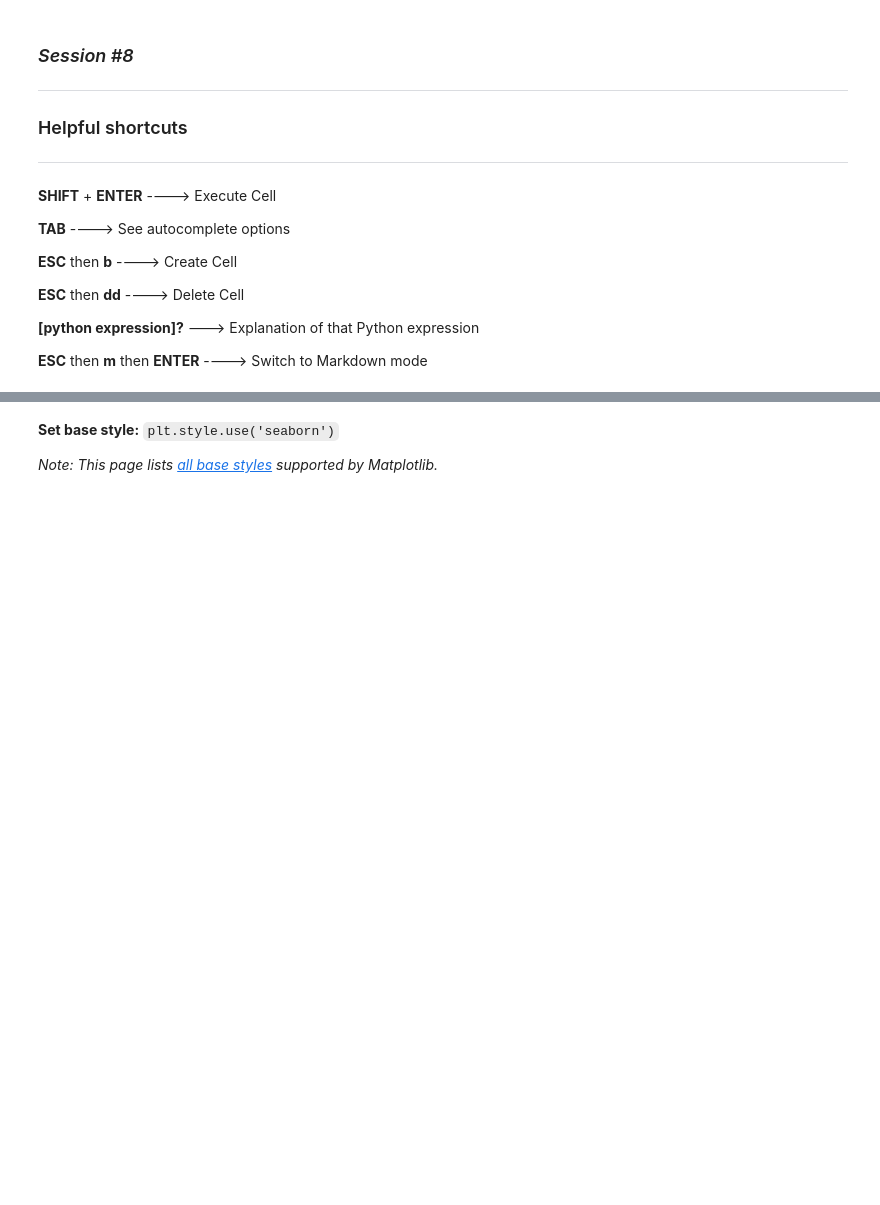
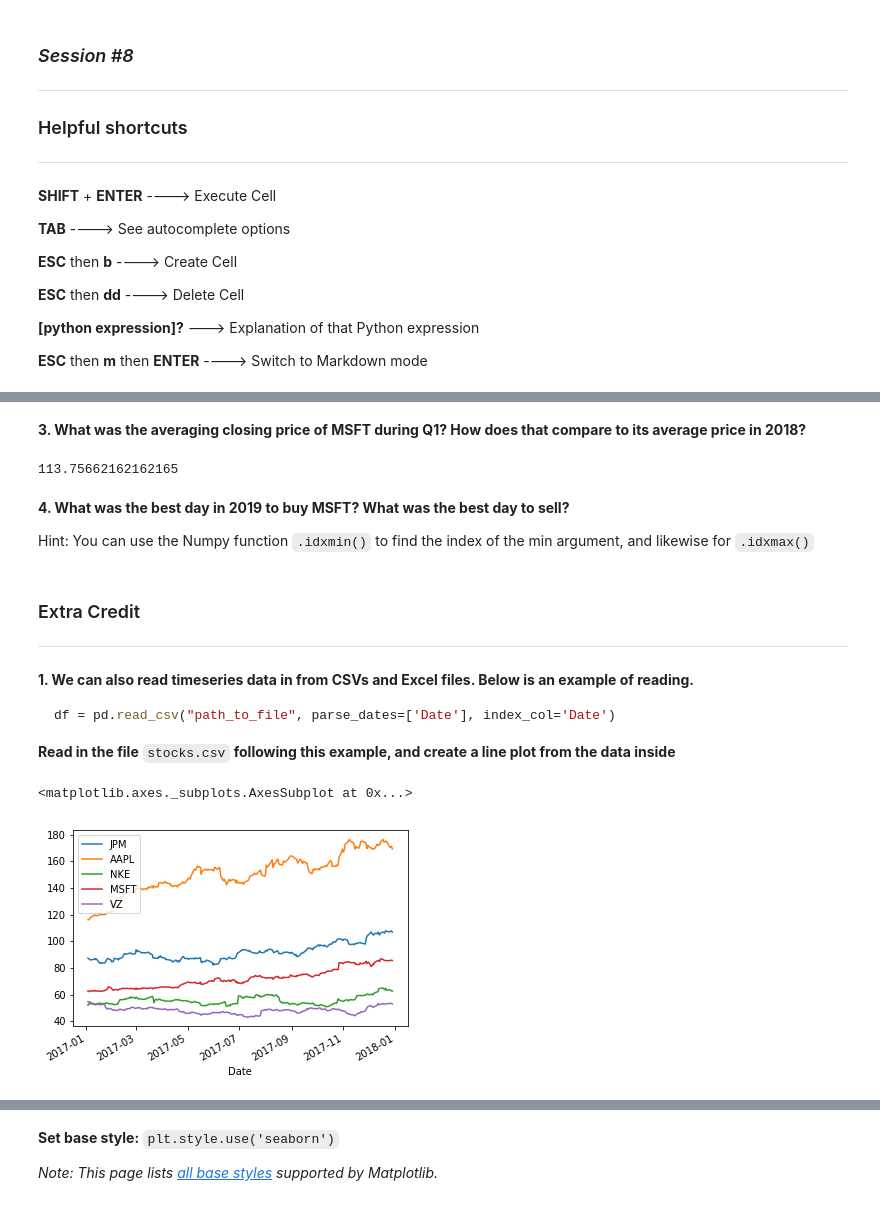
Before and after one commit to robcarrington/python-for-data-science, a Jupyter notebook: Session8/Session8_Exercises_Solved.ipynb, the cells around one changed output, grey strips where cells are left out. Drawn from its saved outputs; the diff is of its cells as text; code cells hidden in the pictures; blank space fills up the shorter version.

````diff
--- a/Session8/Session8_Exercises_Solved.ipynb
+++ b/Session8/Session8_Exercises_Solved.ipynb
@@ -27,0 +154,10 @@
+# %% [markdown]
+**3. What was the averaging closing price of MSFT during Q1? How does that compare to its average price in 2018?**
+# %%
+q1['4. close'].mean()
+# %% [output]
+113.75662162162165
+# %% [markdown]
+**4. What was the best day in 2019 to buy MSFT? What was the best day to sell?**
+
+Hint: You can use the Numpy function `.idxmin()` to find the index of the min argument, and likewise for `.idxmax()`
@@ -27,0 +167,17 @@
+# %% [markdown]
+### Extra Credit
+---
+# %% [markdown]
+**1. We can also read timeseries data in from CSVs and Excel files. Below is an example of reading.**
+
+```python
+df = pd.read_csv("path_to_file", parse_dates=['Date'], index_col='Date')
+```
+
+**Read in the file** `stocks.csv` **following this example, and create a line plot from the data inside**
+# %%
+df = pd.read_csv("stocks.csv", parse_dates=['Date'], index_col="Date")
+df[['JPM', 'AAPL', 'NKE', 'MSFT', 'VZ']].plot()
+# %% [output]
+<matplotlib.axes._subplots.AxesSubplot at 0x...>
+[figure, added]
````
Also changed, not shown: parts of 89 cells of this notebook, 2 other files.
